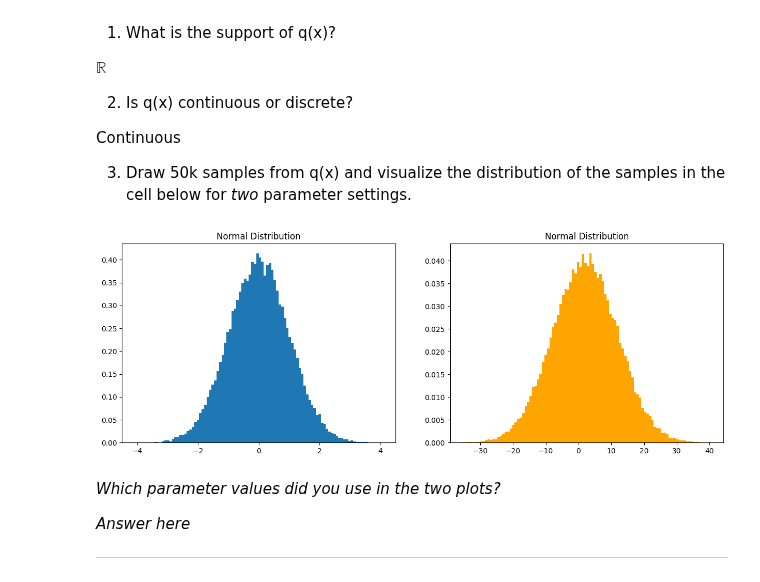
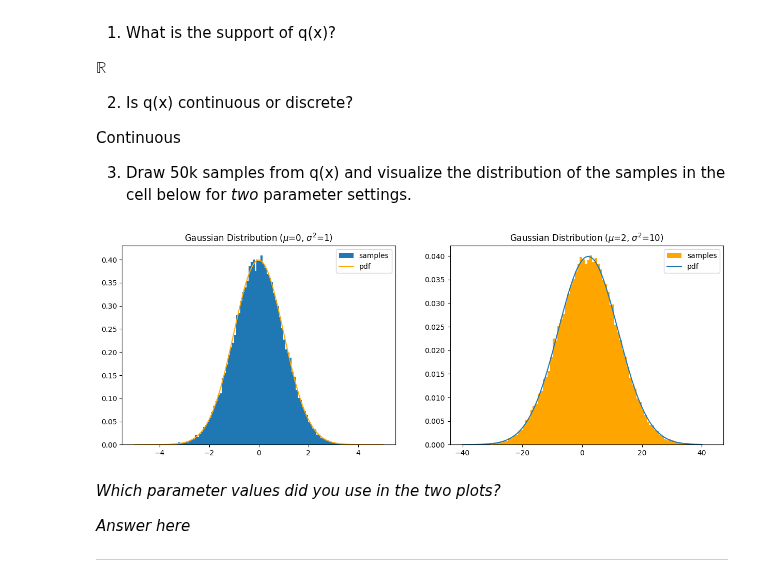
Before and after one commit to leonardodeclara/DD2447-Statistical-Methods-in-Applied-Computer-Science, a Jupyter notebook: Assignment_1/assignment1.ipynb, the cells around one changed output. Saved outputs shown, nothing was run; the diff lists cells and outputs as text; code cells hidden in the pictures.

```diff
--- a/Assignment_1/assignment1.ipynb
+++ b/Assignment_1/assignment1.ipynb
@@ -50,18 +51,23 @@ Continuous
 # %%
 # Sample and visualize here
 
 fig,axs=plt.subplots(1,2,figsize=(15,5))
 samples=np.random.normal(0,1,50000)
-axs[0].hist(samples,bins=100,density=True)
-axs[0].set_title('Normal Distribution')
-
+x= np.linspace(-5,5,1000)
+axs[0].hist(samples,bins=100,density=True, label='samples')
+axs[0].plot(x,norm.pdf(x,0,1),color='orange',label='pdf')
+axs[0].set_title('Gaussian Distribution ($\mu$=0, $\sigma^2$=1)')
+axs[0].legend()
 
 samples=np.random.normal(2,10,50000)
-axs[1].hist(samples,bins=100,density=True,color='orange')
-axs[1].set_title('Normal Distribution')
+x= np.linspace(-40,40,1000)
+axs[1].hist(samples,bins=100,density=True,color='orange', label='samples')
+axs[1].plot(x,norm.pdf(x,2,10), label='pdf')
+axs[1].set_title('Gaussian Distribution ($\mu$=2, $\sigma^2$=10)')
+axs[1].legend()
 plt.show()
 # %% [output]
-[figure, old version]
+[figure, new version]
 # %% [markdown]
 *Which parameter values did you use in the two plots?*
 
```
Also changed, not shown: parts of 8 cells of this notebook, 1 other file.
